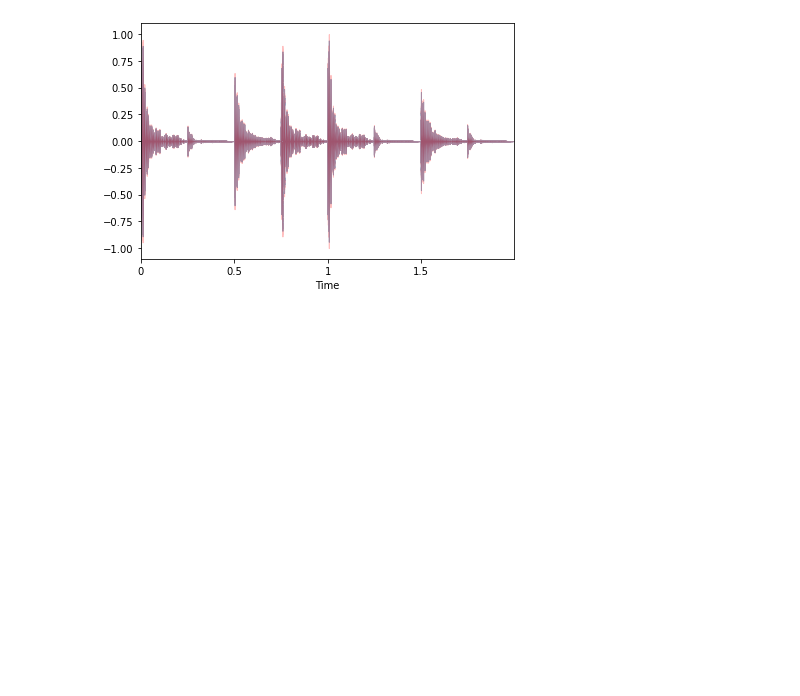
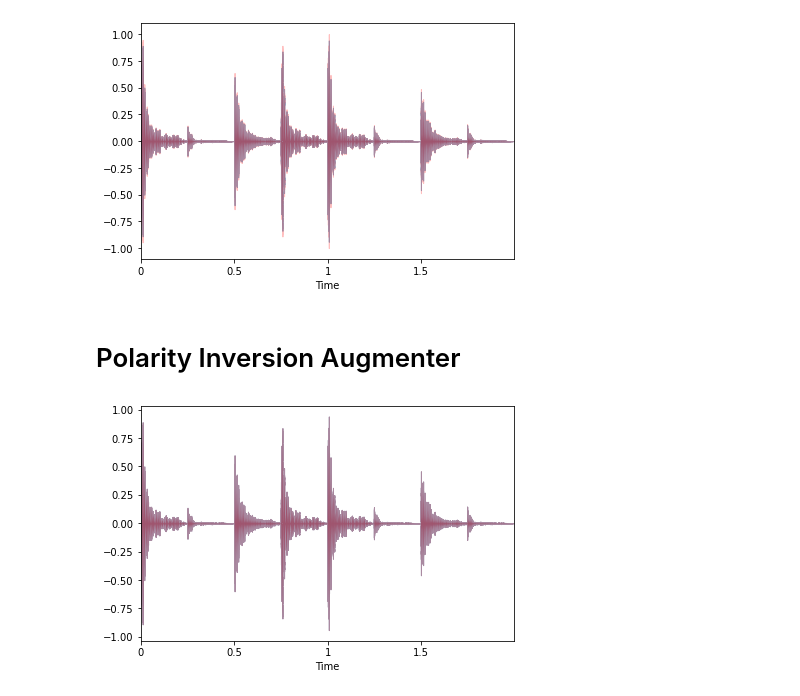
Before and after one commit to makcedward/nlpaug, a Jupyter notebook: example/audio_augmenter.ipynb, the cells around one changed output. Saved outputs shown, nothing was run; the diff lists cells and outputs as text; code cells hidden in the pictures; blank space fills up the shorter version.

Commit message:
add PolarityInverseAug test case and example

```diff
--- a/example/audio_augmenter.ipynb
+++ b/example/audio_augmenter.ipynb
@@ -15,6 +15,7 @@ import librosa.display as librosa_display
 import matplotlib.pyplot as plt
 
 file_path = 'Yamaha-V50-Rock-Beat-120bpm.wav'
+file_path = '../test/res/audio/' + file_path
 data, sr = librosa.load(file_path)
 # %% [markdown]
 # Crop Augmenter
@@ -129,3 +130,17 @@ plt.tight_layout()
 plt.show()
 # %% [output]
 [figure]
+# %% [markdown]
+
+# Polarity Inversion Augmenter
+# %%
+aug = naa.PolarityInverseAug()
+augmented_data = aug.augment(data)
+
+librosa_display.waveplot(data, sr=sr, alpha=0.5)
+librosa_display.waveplot(augmented_data, sr=sr, color='r', alpha=0.25)
+
+plt.tight_layout()
+plt.show()
+# %% [output]
+[figure, added]
```
Also changed, not shown: 3 other files.
